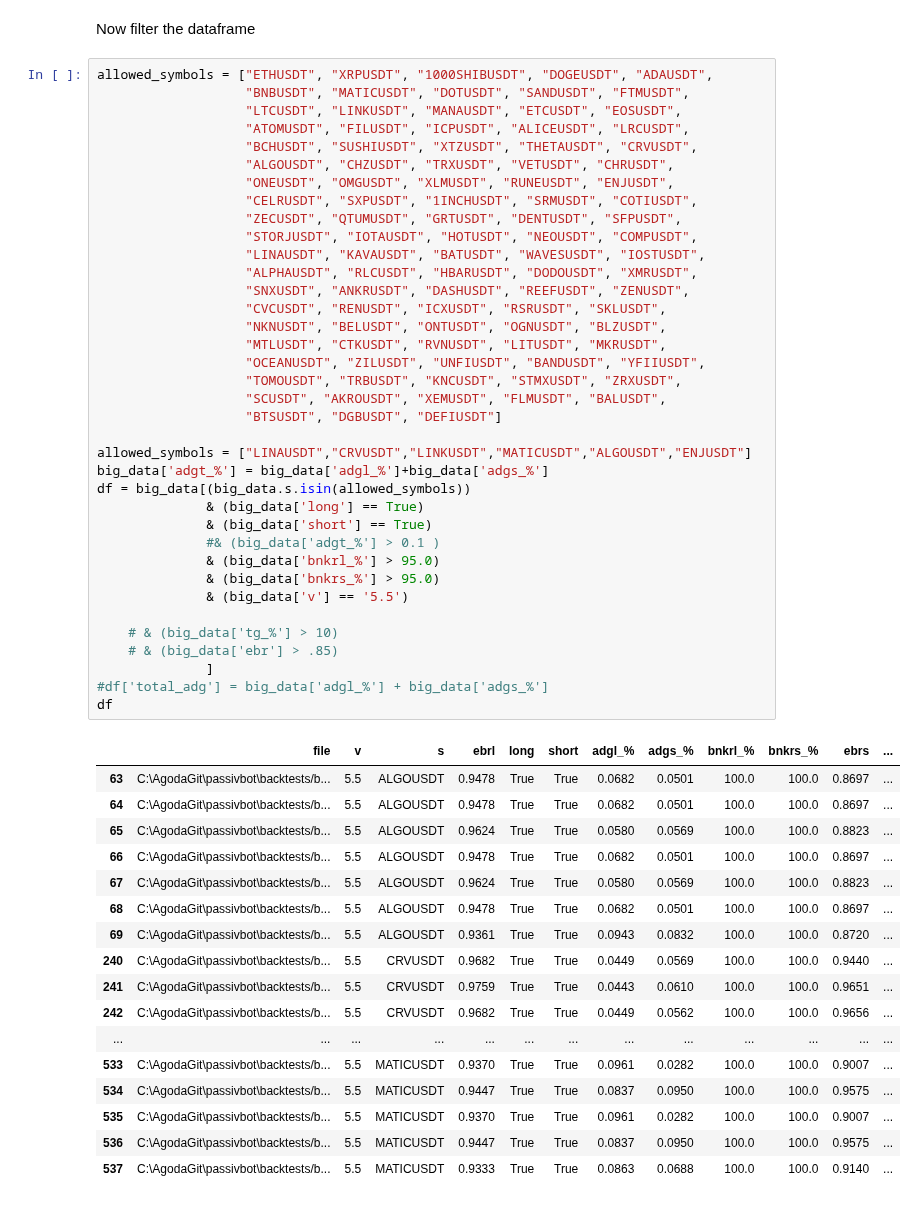
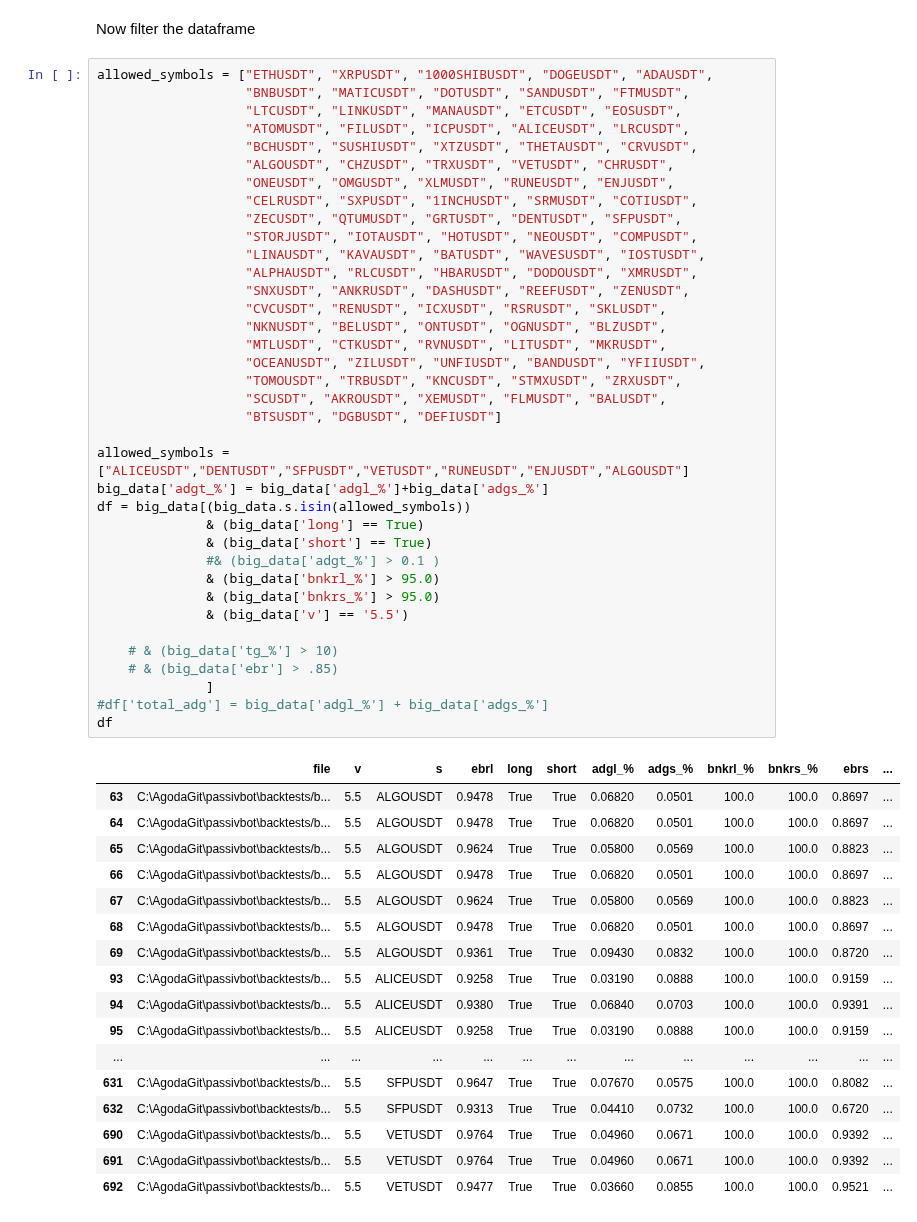
Before and after one commit to shroukkhan/passivbot, a Jupyter notebook: analyze_result.ipynb, the cells around one changed output. Cells and saved outputs as stored; diff of their text form.

```diff
--- a/analyze_result.ipynb
+++ b/analyze_result.ipynb
@@ -82,50 +82,50 @@ allowed_symbols = ["ETHUSDT", "XRPUSDT", "1000SHIBUSDT", "DOGEUSDT", "ADAUSDT",
                    "CELRUSDT", "SXPUSDT", "1INCHUSDT", "SRMUSDT", "COTIUSDT",
                    "ZECUSDT", "QTUMUSDT", "GRTUSDT", "DENTUSDT", "SFPUSDT",
                    "STORJUSDT", "IOTAUSDT", "HOTUSDT", "NEOUSDT", "COMPUSDT",
                    "LINAUSDT", "KAVAUSDT", "BATUSDT", "WAVESUSDT", "IOSTUSDT",
                    "ALPHAUSDT", "RLCUSDT", "HBARUSDT", "DODOUSDT", "XMRUSDT",
                    "SNXUSDT", "ANKRUSDT", "DASHUSDT", "REEFUSDT", "ZENUSDT",
                    "CVCUSDT", "RENUSDT", "ICXUSDT", "RSRUSDT", "SKLUSDT",
                    "NKNUSDT", "BELUSDT", "ONTUSDT", "OGNUSDT", "BLZUSDT",
                    "MTLUSDT", "CTKUSDT", "RVNUSDT", "LITUSDT", "MKRUSDT",
                    "OCEANUSDT", "ZILUSDT", "UNFIUSDT", "BANDUSDT", "YFIIUSDT",
                    "TOMOUSDT", "TRBUSDT", "KNCUSDT", "STMXUSDT", "ZRXUSDT",
                    "SCUSDT", "AKROUSDT", "XEMUSDT", "FLMUSDT", "BALUSDT",
                    "BTSUSDT", "DGBUSDT", "DEFIUSDT"]
 
-allowed_symbols = ["LINAUSDT","CRVUSDT","LINKUSDT","MATICUSDT","ALGOUSDT","ENJUSDT"]
+allowed_symbols = ["ALICEUSDT","DENTUSDT","SFPUSDT","VETUSDT","RUNEUSDT","ENJUSDT","ALGOUSDT"]
 big_data['adgt_%'] = big_data['adgl_%']+big_data['adgs_%']
 df = big_data[(big_data.s.isin(allowed_symbols))
               & (big_data['long'] == True)
               & (big_data['short'] == True)
               #& (big_data['adgt_%'] > 0.1 )
               & (big_data['bnkrl_%'] > 95.0)
               & (big_data['bnkrs_%'] > 95.0)
               & (big_data['v'] == '5.5')
 
     # & (big_data['tg_%'] > 10)
     # & (big_data['ebr'] > .85)
               ]
 #df['total_adg'] = big_data['adgl_%'] + big_data['adgs_%']
 df
 # %% [output]
 |  | file | v | s | ebrl | long | short | adgl_% | adgs_% | bnkrl_% | bnkrs_% | ebrs | ... |
-| 63 | C:\AgodaGit\passivbot\backtests/b... | 5.5 | ALGOUSDT | 0.9478 | True | True | 0.0682 | 0.0501 | 100.0 | 100.0 | 0.8697 | ... |
-| 64 | C:\AgodaGit\passivbot\backtests/b... | 5.5 | ALGOUSDT | 0.9478 | True | True | 0.0682 | 0.0501 | 100.0 | 100.0 | 0.8697 | ... |
-| 65 | C:\AgodaGit\passivbot\backtests/b... | 5.5 | ALGOUSDT | 0.9624 | True | True | 0.0580 | 0.0569 | 100.0 | 100.0 | 0.8823 | ... |
-| 66 | C:\AgodaGit\passivbot\backtests/b... | 5.5 | ALGOUSDT | 0.9478 | True | True | 0.0682 | 0.0501 | 100.0 | 100.0 | 0.8697 | ... |
-| 67 | C:\AgodaGit\passivbot\backtests/b... | 5.5 | ALGOUSDT | 0.9624 | True | True | 0.0580 | 0.0569 | 100.0 | 100.0 | 0.8823 | ... |
-| 68 | C:\AgodaGit\passivbot\backtests/b... | 5.5 | ALGOUSDT | 0.9478 | True | True | 0.0682 | 0.0501 | 100.0 | 100.0 | 0.8697 | ... |
-| 69 | C:\AgodaGit\passivbot\backtests/b... | 5.5 | ALGOUSDT | 0.9361 | True | True | 0.0943 | 0.0832 | 100.0 | 100.0 | 0.8720 | ... |
-| 240 | C:\AgodaGit\passivbot\backtests/b... | 5.5 | CRVUSDT | 0.9682 | True | True | 0.0449 | 0.0569 | 100.0 | 100.0 | 0.9440 | ... |
-| 241 | C:\AgodaGit\passivbot\backtests/b... | 5.5 | CRVUSDT | 0.9759 | True | True | 0.0443 | 0.0610 | 100.0 | 100.0 | 0.9651 | ... |
-| 242 | C:\AgodaGit\passivbot\backtests/b... | 5.5 | CRVUSDT | 0.9682 | True | True | 0.0449 | 0.0562 | 100.0 | 100.0 | 0.9656 | ... |
+| 63 | C:\AgodaGit\passivbot\backtests/b... | 5.5 | ALGOUSDT | 0.9478 | True | True | 0.06820 | 0.0501 | 100.0 | 100.0 | 0.8697 | ... |
+| 64 | C:\AgodaGit\passivbot\backtests/b... | 5.5 | ALGOUSDT | 0.9478 | True | True | 0.06820 | 0.0501 | 100.0 | 100.0 | 0.8697 | ... |
+| 65 | C:\AgodaGit\passivbot\backtests/b... | 5.5 | ALGOUSDT | 0.9624 | True | True | 0.05800 | 0.0569 | 100.0 | 100.0 | 0.8823 | ... |
+| 66 | C:\AgodaGit\passivbot\backtests/b... | 5.5 | ALGOUSDT | 0.9478 | True | True | 0.06820 | 0.0501 | 100.0 | 100.0 | 0.8697 | ... |
+| 67 | C:\AgodaGit\passivbot\backtests/b... | 5.5 | ALGOUSDT | 0.9624 | True | True | 0.05800 | 0.0569 | 100.0 | 100.0 | 0.8823 | ... |
+| 68 | C:\AgodaGit\passivbot\backtests/b... | 5.5 | ALGOUSDT | 0.9478 | True | True | 0.06820 | 0.0501 | 100.0 | 100.0 | 0.8697 | ... |
+| 69 | C:\AgodaGit\passivbot\backtests/b... | 5.5 | ALGOUSDT | 0.9361 | True | True | 0.09430 | 0.0832 | 100.0 | 100.0 | 0.8720 | ... |
+| 93 | C:\AgodaGit\passivbot\backtests/b... | 5.5 | ALICEUSDT | 0.9258 | True | True | 0.03190 | 0.0888 | 100.0 | 100.0 | 0.9159 | ... |
+| 94 | C:\AgodaGit\passivbot\backtests/b... | 5.5 | ALICEUSDT | 0.9380 | True | True | 0.06840 | 0.0703 | 100.0 | 100.0 | 0.9391 | ... |
+| 95 | C:\AgodaGit\passivbot\backtests/b... | 5.5 | ALICEUSDT | 0.9258 | True | True | 0.03190 | 0.0888 | 100.0 | 100.0 | 0.9159 | ... |
 | ... | ... | ... | ... | ... | ... | ... | ... | ... | ... | ... | ... | ... |
-| 533 | C:\AgodaGit\passivbot\backtests/b... | 5.5 | MATICUSDT | 0.9370 | True | True | 0.0961 | 0.0282 | 100.0 | 100.0 | 0.9007 | ... |
-| 534 | C:\AgodaGit\passivbot\backtests/b... | 5.5 | MATICUSDT | 0.9447 | True | True | 0.0837 | 0.0950 | 100.0 | 100.0 | 0.9575 | ... |
-| 535 | C:\AgodaGit\passivbot\backtests/b... | 5.5 | MATICUSDT | 0.9370 | True | True | 0.0961 | 0.0282 | 100.0 | 100.0 | 0.9007 | ... |
-| 536 | C:\AgodaGit\passivbot\backtests/b... | 5.5 | MATICUSDT | 0.9447 | True | True | 0.0837 | 0.0950 | 100.0 | 100.0 | 0.9575 | ... |
-| 537 | C:\AgodaGit\passivbot\backtests/b... | 5.5 | MATICUSDT | 0.9333 | True | True | 0.0863 | 0.0688 | 100.0 | 100.0 | 0.9140 | ... |
+| 631 | C:\AgodaGit\passivbot\backtests/b... | 5.5 | SFPUSDT | 0.9647 | True | True | 0.07670 | 0.0575 | 100.0 | 100.0 | 0.8082 | ... |
+| 632 | C:\AgodaGit\passivbot\backtests/b... | 5.5 | SFPUSDT | 0.9313 | True | True | 0.04410 | 0.0732 | 100.0 | 100.0 | 0.6720 | ... |
+| 690 | C:\AgodaGit\passivbot\backtests/b... | 5.5 | VETUSDT | 0.9764 | True | True | 0.04960 | 0.0671 | 100.0 | 100.0 | 0.9392 | ... |
+| 691 | C:\AgodaGit\passivbot\backtests/b... | 5.5 | VETUSDT | 0.9764 | True | True | 0.04960 | 0.0671 | 100.0 | 100.0 | 0.9392 | ... |
+| 692 | C:\AgodaGit\passivbot\backtests/b... | 5.5 | VETUSDT | 0.9477 | True | True | 0.03660 | 0.0855 | 100.0 | 100.0 | 0.9521 | ... |
 # %%
 df.drop_duplicates(subset=['s', 'tgl_%','tgs_%','adgl_%','adgs_%','adgt_%', 'bnkrl_%', 'bnkrs_%', 'ebrl', 'ebrs', 'long', 'short'], keep='first',
                    inplace=True)
```
Also changed, not shown: parts of 2 cells of this notebook, 6 other files.
